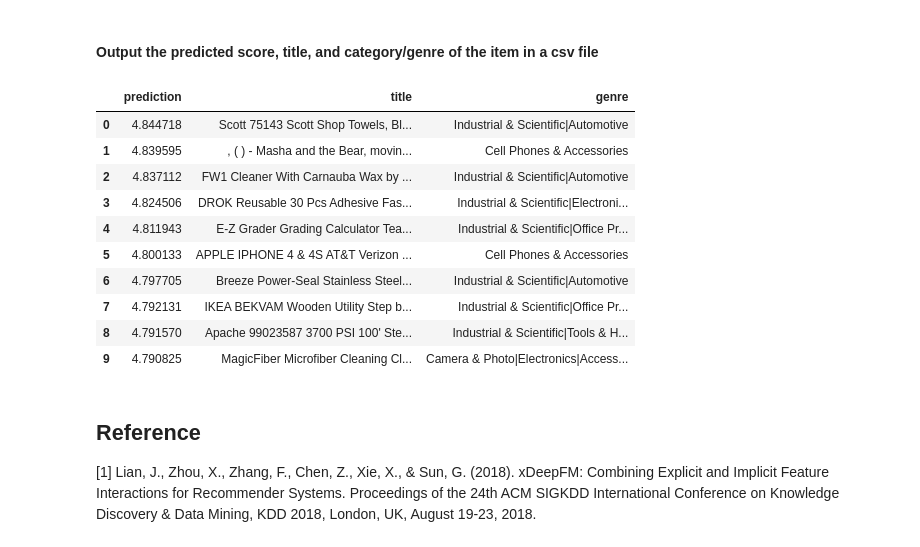
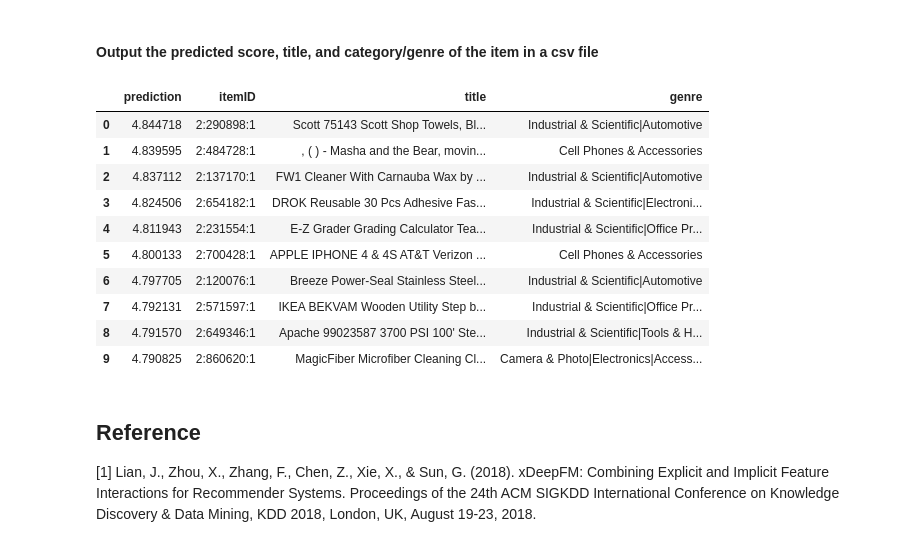
Before and after one commit to ss-github-code/capstone_recsys, a Jupyter notebook: modeling/xdeepfm/xdeepfm_electronics.ipynb, the cells around one changed output. Cells and saved outputs as stored; diff of their text form; code cells hidden in the pictures.

```diff
--- a/modeling/xdeepfm/xdeepfm_electronics.ipynb
+++ b/modeling/xdeepfm/xdeepfm_electronics.ipynb
@@ -396,29 +399,29 @@ Predicting for user 8009, # unseen items 63478
 # %%
 inp_df = pd.read_csv(test_nolabel, sep=' ', header=None)
 inp_df.columns = ['label'] + cols
 res_df = pd.read_csv(outfile, header=None)
 res_df.columns = ['prediction']
 res_df[ITEM_COL] = inp_df[ITEM_COL]
 res_df['title'] = res_df[ITEM_COL].map(lambda x: rev_item_lookup[x]['title'])
 res_df[ITEM_FEAT_COL] = res_df[ITEM_COL].map(lambda x: rev_item_lookup[x][ITEM_FEAT_COL])
-res_df.drop(columns = [ITEM_COL], inplace=True)
+# res_df.drop(columns = [ITEM_COL], inplace=True)
 res_df.sort_values('prediction', ascending=False, inplace=True)
 res_df.reset_index(inplace=True, drop=True)
 
 res_df.to_csv(DATA_DIR + f'output_{user}.csv', index=False) # header = True
 res_df.head(10)
 # %% [output]
-|  | prediction | title | genre |
-| 0 | 4.844718 | Scott 75143 Scott Shop Towels, Bl... | Industrial & Scientific|Automotive |
-| 1 | 4.839595 | , ( ) - Masha and the Bear, movin... | Cell Phones & Accessories |
-| 2 | 4.837112 | FW1 Cleaner With Carnauba Wax by ... | Industrial & Scientific|Automotive |
-| 3 | 4.824506 | DROK Reusable 30 Pcs Adhesive Fas... | Industrial & Scientific|Electroni... |
-| 4 | 4.811943 | E-Z Grader Grading Calculator Tea... | Industrial & Scientific|Office Pr... |
-| 5 | 4.800133 | APPLE IPHONE 4 & 4S AT&T Verizon ... | Cell Phones & Accessories |
-| 6 | 4.797705 | Breeze Power-Seal Stainless Steel... | Industrial & Scientific|Automotive |
-| 7 | 4.792131 | IKEA BEKVAM Wooden Utility Step b... | Industrial & Scientific|Office Pr... |
-| 8 | 4.791570 | Apache 99023587 3700 PSI 100' Ste... | Industrial & Scientific|Tools & H... |
-| 9 | 4.790825 | MagicFiber Microfiber Cleaning Cl... | Camera & Photo|Electronics|Access... |
+|  | prediction | itemID | title | genre |
+| 0 | 4.844718 | 2:290898:1 | Scott 75143 Scott Shop Towels, Bl... | Industrial & Scientific|Automotive |
+| 1 | 4.839595 | 2:484728:1 | , ( ) - Masha and the Bear, movin... | Cell Phones & Accessories |
+| 2 | 4.837112 | 2:137170:1 | FW1 Cleaner With Carnauba Wax by ... | Industrial & Scientific|Automotive |
+| 3 | 4.824506 | 2:654182:1 | DROK Reusable 30 Pcs Adhesive Fas... | Industrial & Scientific|Electroni... |
+| 4 | 4.811943 | 2:231554:1 | E-Z Grader Grading Calculator Tea... | Industrial & Scientific|Office Pr... |
+| 5 | 4.800133 | 2:700428:1 | APPLE IPHONE 4 & 4S AT&T Verizon ... | Cell Phones & Accessories |
+| 6 | 4.797705 | 2:120076:1 | Breeze Power-Seal Stainless Steel... | Industrial & Scientific|Automotive |
+| 7 | 4.792131 | 2:571597:1 | IKEA BEKVAM Wooden Utility Step b... | Industrial & Scientific|Office Pr... |
+| 8 | 4.791570 | 2:649346:1 | Apache 99023587 3700 PSI 100' Ste... | Industrial & Scientific|Tools & H... |
+| 9 | 4.790825 | 2:860620:1 | MagicFiber Microfiber Cleaning Cl... | Camera & Photo|Electronics|Access... |
 # %% [markdown]
 ## Reference
 \[1\] Lian, J., Zhou, X., Zhang, F., Chen, Z., Xie, X., & Sun, G. (2018). xDeepFM: Combining Explicit and Implicit Feature Interactions for Recommender Systems. Proceedings of the 24th ACM SIGKDD International Conference on Knowledge Discovery \& Data Mining, KDD 2018, London, UK, August 19-23, 2018.<br>
```
Also changed, not shown: parts of 2 cells of this notebook, 4 other files.
